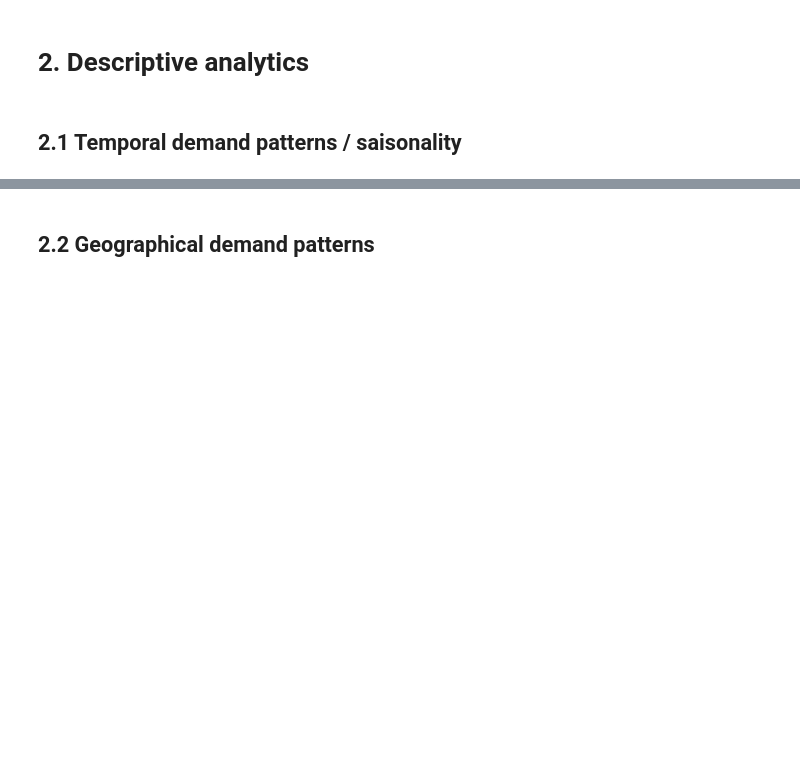
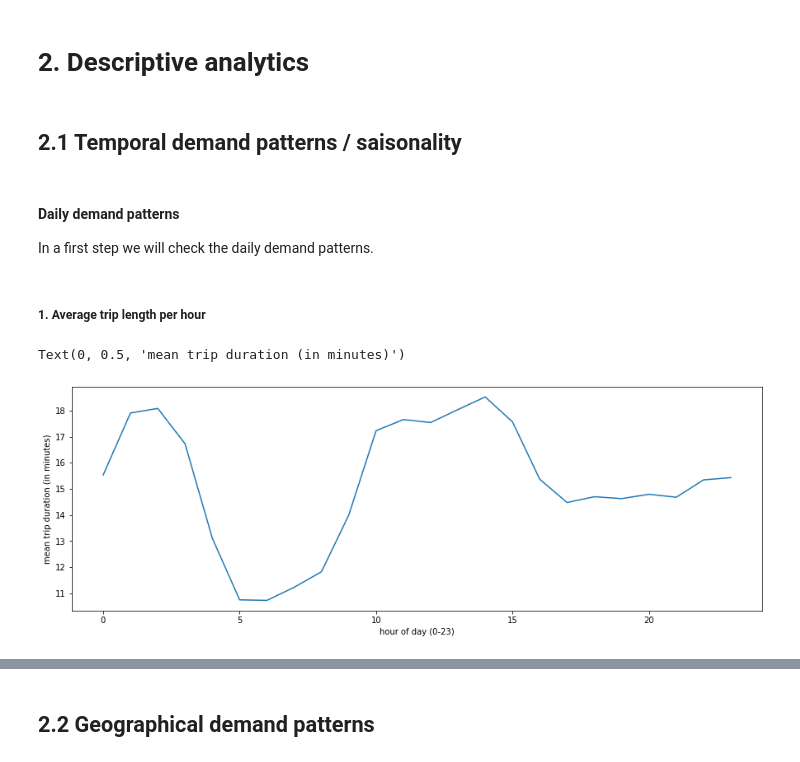
Before and after one commit to MoritzWolf09/AA_2021, a Jupyter notebook: AA_2021_Chicago2017.ipynb, the cells around one changed output, grey strips where cells are left out. Drawn from its saved outputs; the diff is of its cells as text; code cells hidden in the pictures; blank space fills up the shorter version.

Commit message:
Adding Temporal demand patterns

```diff
--- a/AA_2021_Chicago2017.ipynb
+++ b/AA_2021_Chicago2017.ipynb
@@ -93,6 +94,9 @@ chicago_data = correct_data_types(chicago_2017)
 As there are trips with same start and end station we assume that this orders are misorders. Let's remove them.
 # %%
 chicago_data = chicago_data[chicago_data['start_station_id'] != chicago_data['end_station_id']]
+# %%
+# calculate trips per hour
+chicago_data['trips_per_hour']= chicago_data.groupby(['time_rounded'])['time_rounded'].transform('count')
 # %%
 def fleet_size(df,factor):
 
@@ -145,3 +135,7 @@ fleet_size = fleet_size(chicago_data,10)
 # 2. Descriptive analytics
 # %% [markdown]
 ## 2.1 Temporal demand patterns / saisonality
+# %%
+durat = chicago_data[['trip_duration', 'time_rounded', 'user_type']]
+durat['time_rounded'] = durat['time_rounded'].dt.hour
+durat['trip_duration'] = durat['trip_duration'].dt.seconds.div(60)
@@ -147,0 +170,15 @@ fleet_size = fleet_size(chicago_data,10)
+# %% [markdown]
+#### Daily demand patterns
+In a first step we will check the daily demand patterns.
+# %% [markdown]
+##### 1. Average trip length per hour
+# %%
+durat_daily = durat.groupby('time_rounded').agg(mean_durat=('trip_duration', 'mean'))
+
+plt.figure(figsize=(15,5))
+plt.plot(durat_daily)
+plt.xlabel('hour of day (0-23)')
+plt.ylabel('mean trip duration (in minutes)')
+# %% [output]
+Text(0, 0.5, 'mean trip duration (in minutes)')
+[figure, added]
```
Also changed, not shown: parts of 9 cells of this notebook.
